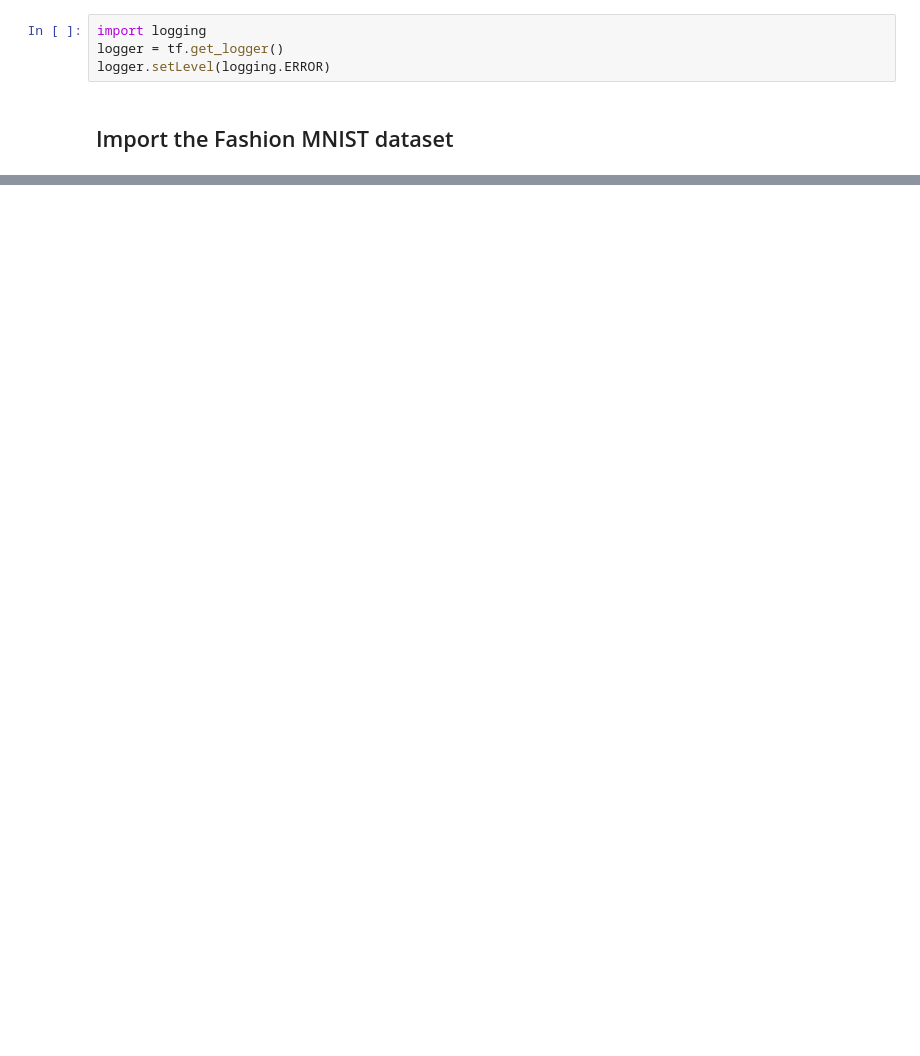
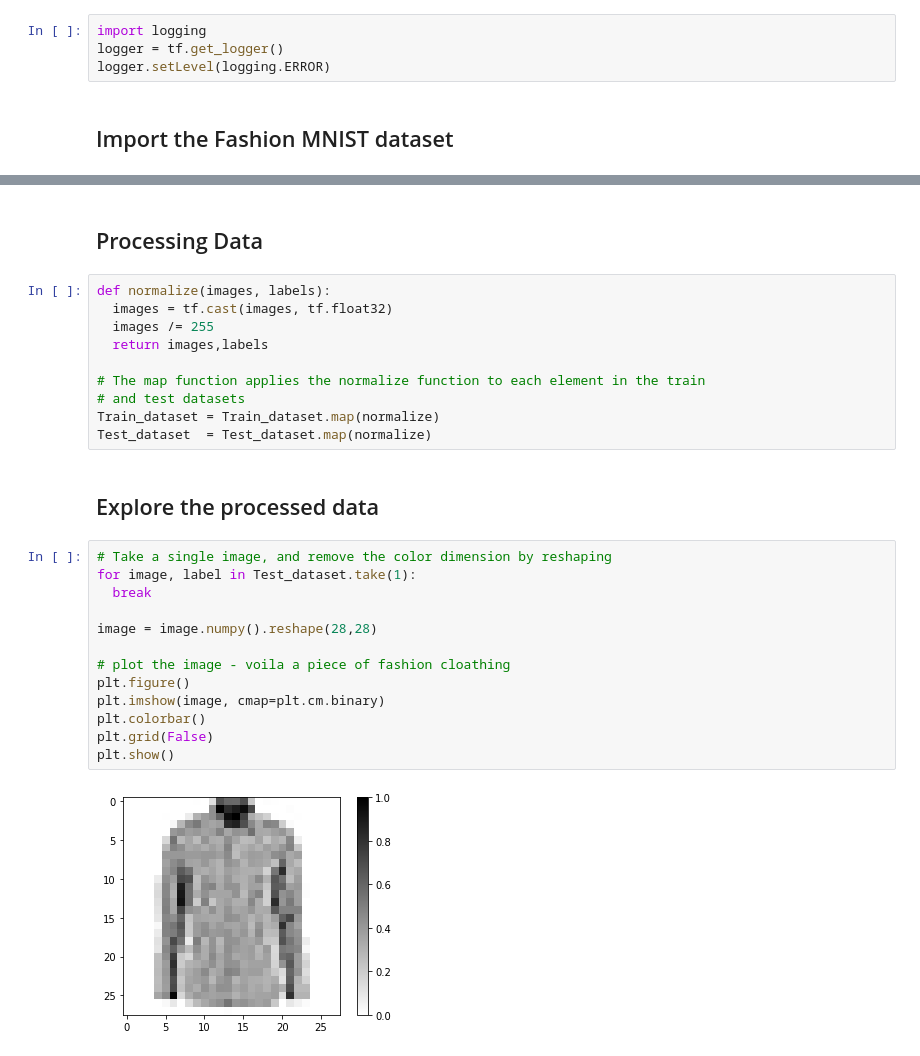
Before and after one commit to MuhammadDanyialKhan/Google-Colaboratory-Notebooks, a Jupyter notebook: Fasion_MNIST_DS.ipynb, the cells around one changed output, grey strips where cells are left out. Cells and saved outputs as stored; diff of their text form; blank space fills up the shorter version.

```diff
--- a/Fasion_MNIST_DS.ipynb
+++ b/Fasion_MNIST_DS.ipynb
@@ -36,0 +57,29 @@ Dataset fashion_mnist downloaded and prepared to /root/tensorflow_datasets/fashi
+# %% [markdown]
+## Processing Data
+# %%
+def normalize(images, labels):
+  images = tf.cast(images, tf.float32)
+  images /= 255
+  return images,labels
+
+# The map function applies the normalize function to each element in the train
+# and test datasets
+Train_dataset = Train_dataset.map(normalize)
+Test_dataset  = Test_dataset.map(normalize)
+# %% [markdown]
+## Explore the processed data
+# %%
+# Take a single image, and remove the color dimension by reshaping
+for image, label in Test_dataset.take(1):
+  break
+
+image = image.numpy().reshape(28,28)
+
+# plot the image - voila a piece of fashion cloathing
+plt.figure()
+plt.imshow(image, cmap=plt.cm.binary)
+plt.colorbar()
+plt.grid(False)
+plt.show()
+# %% [output]
+[figure, added]
```
Also changed, not shown: parts of 28 cells of this notebook.
